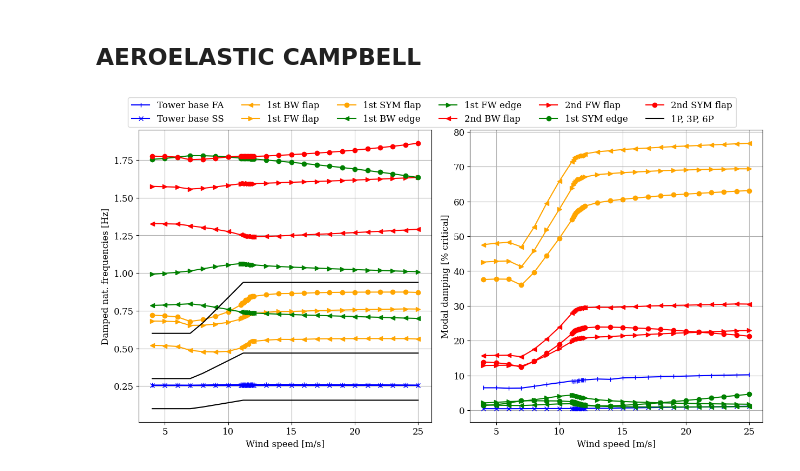
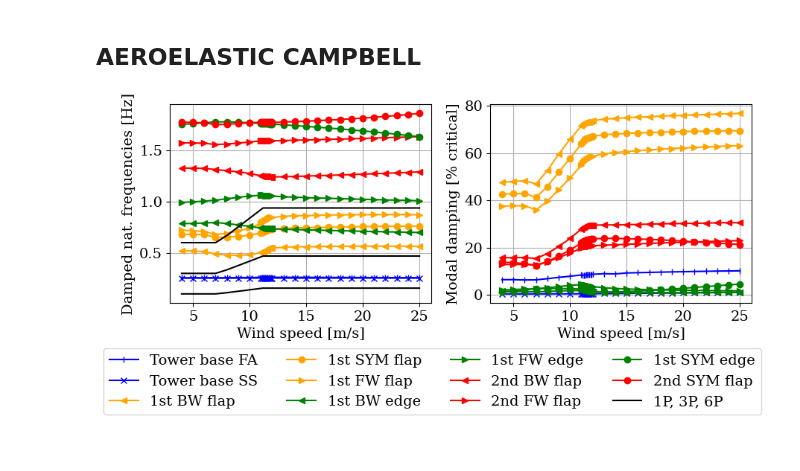
Before and after one commit to nicolaquaia/LAC_final, a Jupyter notebook: assignment_05/02_modal_analysis.ipynb, the cells around one changed output. Drawn from its saved outputs; the diff is of its cells as text; code cells hidden in the pictures.

```diff
--- a/assignment_05/02_modal_analysis.ipynb
+++ b/assignment_05/02_modal_analysis.ipynb
@@ -13,7 +13,7 @@ from scipy.interpolate import interp1d
 
 from our_values import *
 
-plt.rcParams.update({'font.family': 'serif', 'font.size':12})
+plt.rcParams.update({'font.family': 'serif', 'font.size':14})
 # %% [markdown]
 ## STRUCTURAL DIAGRAM
 # %%
@@ -255,39 +293,43 @@ P_harm_data = load_oper(P_harm_path)
 nmodes = dfreqs.shape[1]  # get number of modes
 
 P_want = [1,3,6]
-mode_names = ["Tower base FA", "Tower base SS", "1st BW flap", "1st FW flap", "1st SYM flap", "1st BW edge", "1st FW edge", "2nd BW flap", "2nd FW flap",  "1st SYM edge",
+
+mode_names = ["Tower base FA", "Tower base SS", "1st BW flap", "1st SYM flap", "1st FW flap", "1st BW edge", "1st FW edge", "2nd BW flap", "2nd FW flap",  "1st SYM edge",
               "2nd SYM flap","1P, 3P, 6P"]
+
 mode_color = ["blue","blue","orange","orange","orange","green","green","red","red","green","red"]
-mode_marker = ["|","x","<",">","o","<",">","<",">","o","o"]
+mode_marker = ["|","x","<","o",">","<",">","<",">","o","o"]
 fig, axs = plt.subplots(1, 2, figsize=(9, 4.5))
 
 
 # left plot: damped nat freqs in ground-fixed frame
 
 for k in range (11):
     axs[0].plot(wsp, dfreqs[:,k], color=mode_color[k], marker=mode_marker[k])#, label=mode_names[k])
 
 for P in P_want:
     harmonic_line=axs[0].plot(P_harm_data["ws_ms"],P*(P_harm_data["rotor_speed_rpm"]*(1/60)), color="black")
 
 axs[0].set(xlabel='Wind speed [m/s]', ylabel='Damped nat. frequencies [Hz]')
 axs[0].grid()
 
 # right plot: percent criticl damping
 for k in range (11):
     lines = axs[1].plot(wsp, zetas[:,k], color=mode_color[k], marker=mode_marker[k])
 axs[1].set(xlabel='Wind speed [m/s]', ylabel='Modal damping [% critical]')
 axs[1].grid()
 
-fig.tight_layout()
-fig.subplots_adjust(bottom=0.2)
-
 lines=lines.append(harmonic_line)
 
-fig.tight_layout(rect=[-0.2, -0.5, 1.2, 0.9])
-fig.legend(loc='outside upper center', handles=lines, labels=mode_names, ncols=6)
 #fig.tight_layout()
-#fig.savefig(f'02_aeroelastic.pdf', format='pdf',bbox_inches='tight')
+#fig.subplots_adjust(bottom=0.2)
+#fig.legend(loc='outside upper center', handles=lines, labels=mode_names, ncols=6)
+
+
+fig.tight_layout()
+plt.subplots_adjust(bottom=0.35)
+fig.legend(loc='lower center', handles=lines, labels=mode_names, ncols=4, bbox_to_anchor=(0.5, -0.005))
+fig.savefig(f'plots/ma_aeroelastic.pdf', format='pdf',bbox_inches='tight')
 plt.show()
 # %% [output]
-[figure, old version]
+[figure, new version]
```
Also changed, not shown: parts of 5 cells of this notebook, 47 other files.
